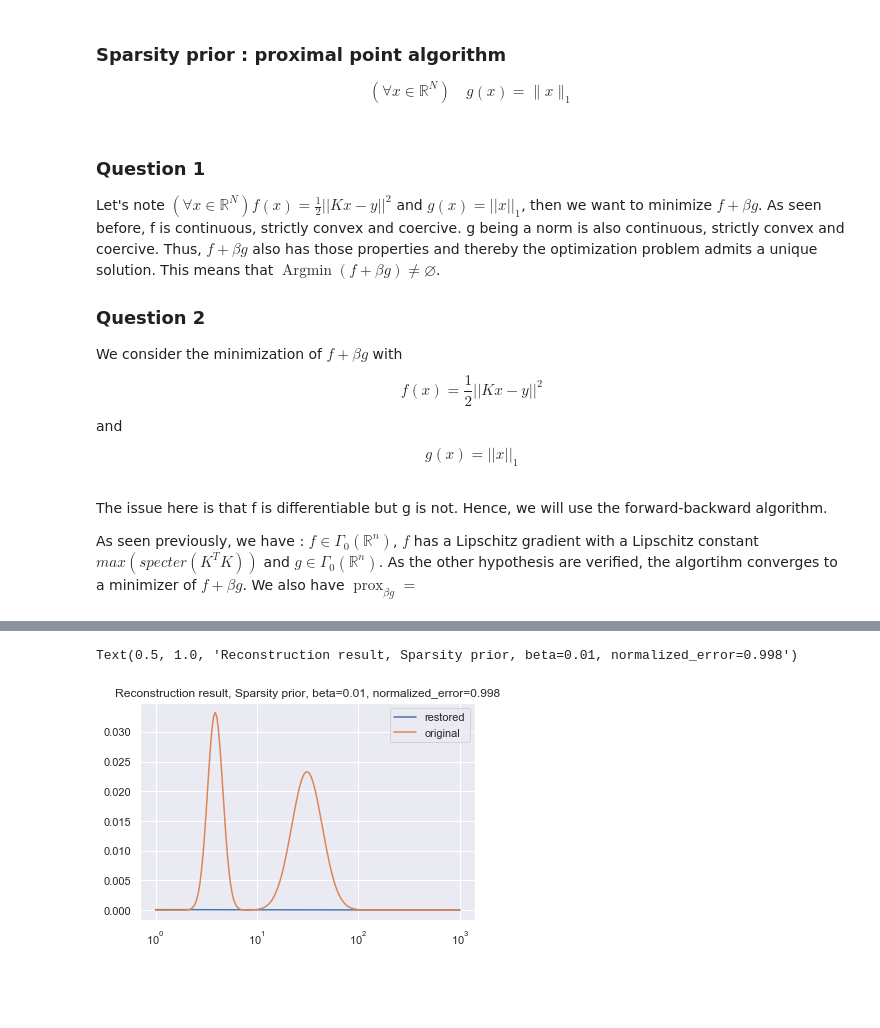
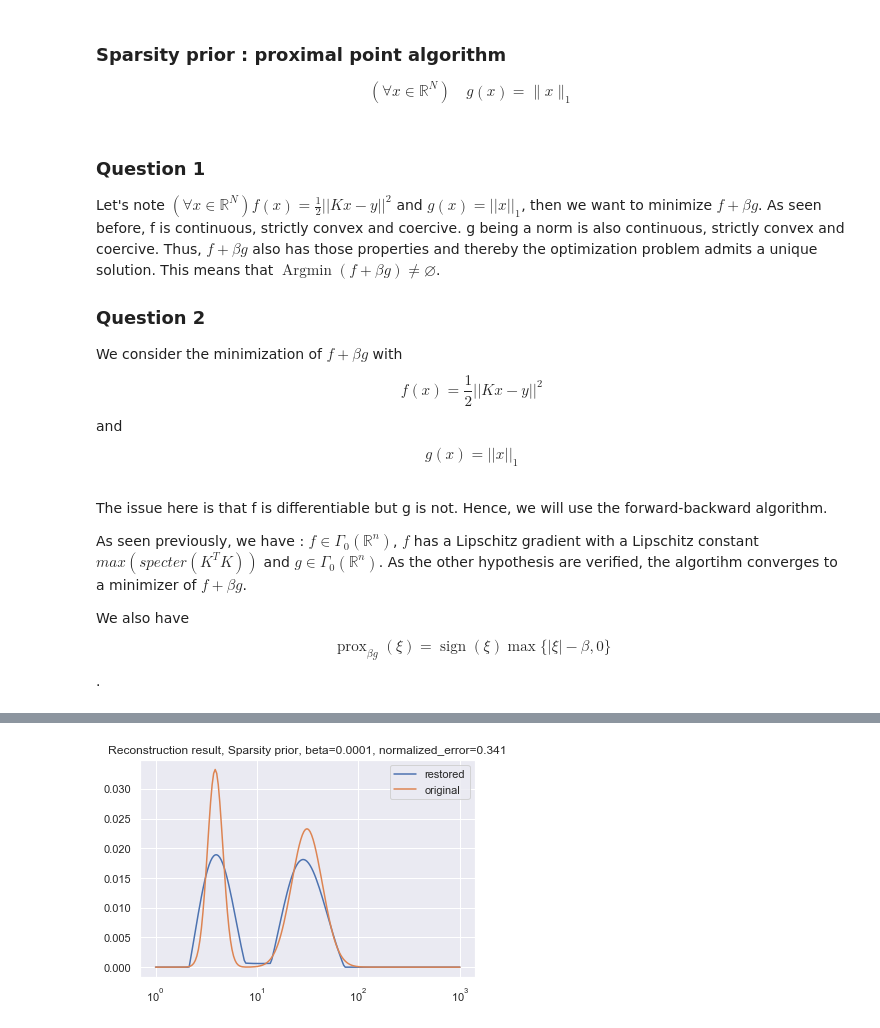
Before and after one commit to EmmanuelJhno/LabsLargeScaleDistributedOptimization, a Jupyter notebook: LSD_TPn2_1_Jehanno_Rauby.ipynb, the cells around one changed output, grey strips where cells are left out. Saved outputs shown, nothing was run; the diff lists cells and outputs as text; code cells hidden in the pictures; blank space fills up the shorter version.

Commit message:
Golden search and norm 2 instead of Frobenius.

```diff
--- a/LSD_TPn2_1_Jehanno_Rauby.ipynb
+++ b/LSD_TPn2_1_Jehanno_Rauby.ipynb
@@ -196,43 +253,46 @@ The issue here is that f is differentiable but g is not. Hence, we will use the
 
 As seen previously, we have : $f \in \Gamma_0(\mathbb{R}^n)$, $f$ has a Lipschitz gradient with a Lipschitz constant  $max(specter(K^T K))$ and $g \in \Gamma_0(\mathbb{R}^n)$.
 As the other hypothesis are verified, the algortihm converges to a minimizer of $f+\beta g$.
-We also have $\operatorname{prox}_{\beta g} = $
+
+We also have $$\operatorname{prox}_{\beta g}(\xi) = \operatorname{sign}(\xi) \max \{|\xi|-\beta, 0\}$$.
 # %%
-def prox_g(u, beta, chi):
+def prox_g(u, beta):
     '''
     return the prox_{𝛽 * ||.||_1}(x)
     '''
-    return np.sign(u)*np.maximum(beta*np.abs(u) - chi, 0)
+    return np.sign(u)*np.maximum(np.abs(u) - beta, 0)
 
-def for_back(gamma, lbda, beta, chi=1e-8, eps=1e-6, max_iter=1000):
+def for_back(beta, eps=1e-6, max_iter=1000):
+    nu = np.max(abs(np.linalg.eigvals(K.T @ K + beta * D.T @ D)))
+    # choose gamma in ]0, 2/nu[
+    gamma = 1/nu
+    delta = 2 - gamma*nu/2
+    # choose lbda in [0, delta[
+    lbda = delta/2#
+
     itr = 0
-    x_n = best_x_rec.reshape(-1,1)
+    x_n = x_rec_proj.reshape(-1,1)
     convergence = False
     while not convergence and itr < max_iter:
         y_n = x_n - gamma * K.T @ (K @ x_n - y.reshape(-1,1))
 
-        x_n1 = x_n + lbda * (prox_g(y_n, beta, chi) - x_n)
+        x_n1 = x_n + lbda * (prox_g(y_n, beta) - x_n)
         if np.isinf(x_n1).any():
             raise ValueError
-        error = np.linalg.norm(x_n1 - x_n) / np.linalg.norm(x_n)
+        error = np.linalg.norm(x_n1 - x_n, ord=2) / np.linalg.norm(x_n, ord=2)
         convergence = error < eps
         x_n = x_n1
         itr += 1
 
-    print('It took {} iterations to converge.'.format(itr))
-
     return x_n, error
 
-beta = 1e-2
-lambda_ = 1/2
-nu = np.max(abs(np.linalg.eigvals(K.T @ K)))
-gamma = 1/ nu
+beta = 1e-4
 
-x_rec, error = for_back(gamma, lbda, beta, chi=1e-6, eps=1e-15, max_iter=1000)
-rec_error = np.linalg.norm(x-x_rec)/np.linalg.norm(x)
+x_rec_spar, error = for_back(beta, eps=1e-5, max_iter=1000)
+rec_error = np.linalg.norm(x-x_rec_spar, ord=2)/np.linalg.norm(x, ord=2)
 fg, ax = plt.subplots(1,1)
 ax.set_xscale('log')
-ax.plot(T_n_exp, x_n, label='restored')
+ax.plot(T_n_exp, x_rec_spar, label='restored')
 ax.plot(T_n_exp, x, label='original')
 ax.legend()
 ax.set_title('Reconstruction result, Sparsity prior, beta={0}, normalized_error={1:.3f}'.format(beta, rec_error))
@@ -241,2 +301 @@ It took 31 iterations to converge.
-Text(0.5, 1.0, 'Reconstruction result, Sparsity prior, beta=0.01, normalized_error=0.998')
-[figure, old version]
+[figure, new version]
```
Also changed, not shown: parts of 15 cells of this notebook.
